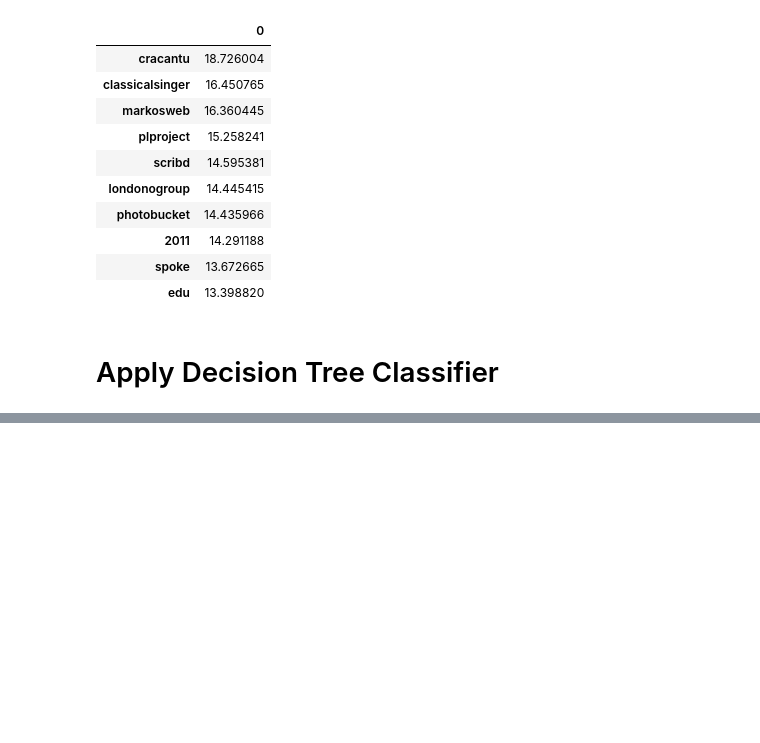
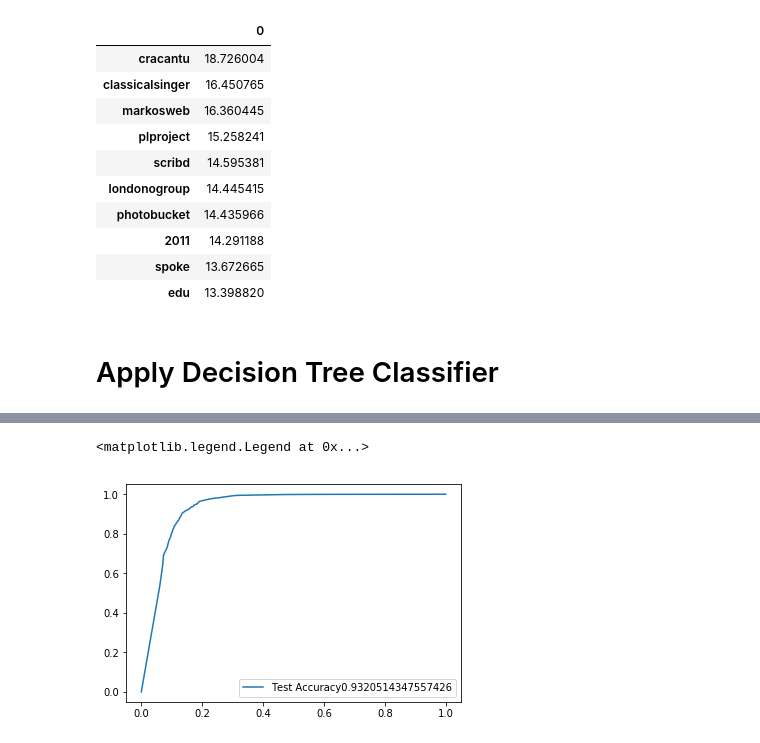
Before and after one commit to bandiravikiranreddy/Machine-Learning, a Jupyter notebook: FakeURLDetection.ipynb, the cells around one changed output, grey strips where cells are left out. Saved outputs shown, nothing was run; the diff lists cells and outputs as text; code cells hidden in the pictures; blank space fills up the shorter version.

```diff
--- a/FakeURLDetection.ipynb
+++ b/FakeURLDetection.ipynb
@@ -305,0 +344,2 @@ import sklearn.
+# %%
+r_pred = randomReg.predict_proba(X_test)[:,1]
@@ -305,0 +352,8 @@ import sklearn.
+# %%
+r_fpr,r_tpr,thresholds = roc_curve(y_test,r_pred)
+# %%
+plt.plot(r_fpr,r_tpr,label = 'Test Accuracy'+str(auc(r_fpr,r_tpr)))
+plt.legend()
+# %% [output]
+<matplotlib.legend.Legend at 0x...>
+[figure, added]
```
Also changed, not shown: parts of 7 cells of this notebook.
